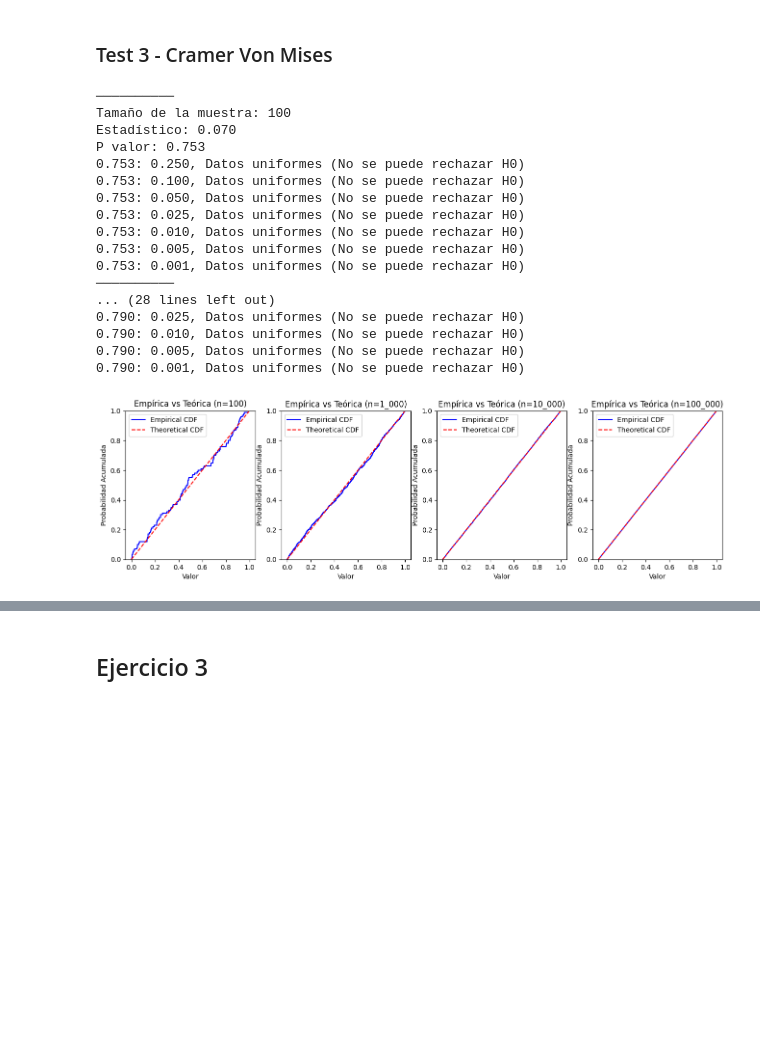
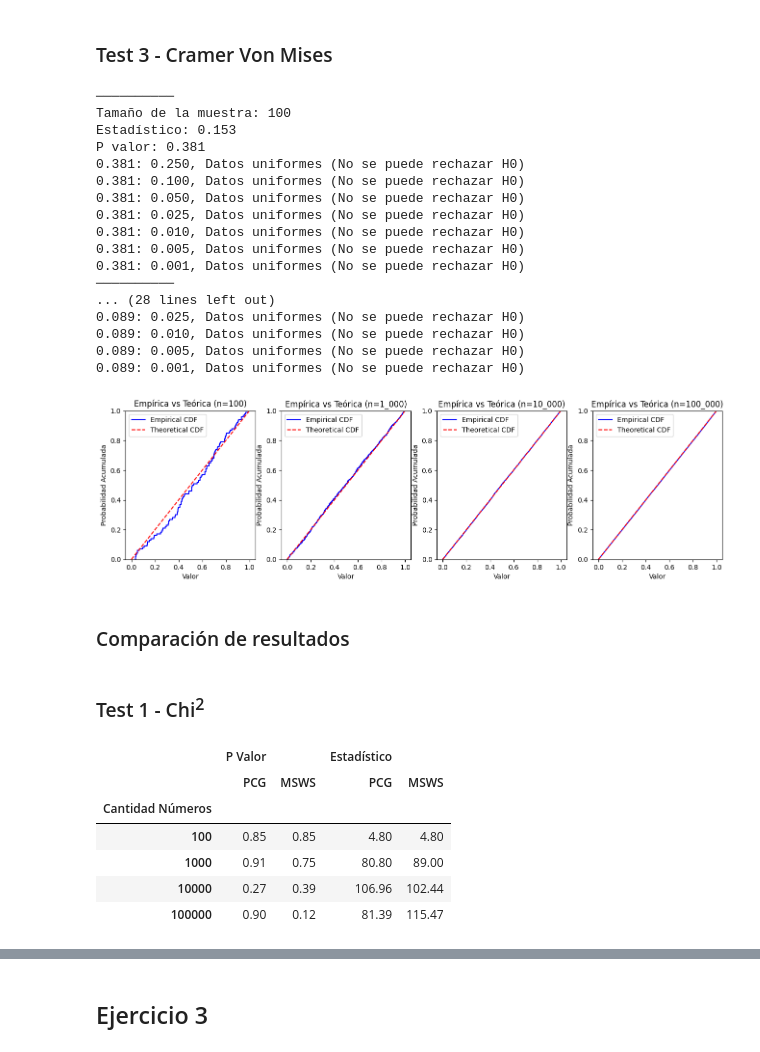
Before and after one commit to DanieLovera/simulacion_tp1, a Jupyter notebook: ej1_distribucion_uniforme.ipynb, the cells around one changed output, grey strips where cells are left out. Cells and saved outputs as stored; diff of their text form; code cells hidden in the pictures; blank space fills up the shorter version.

```diff
--- a/ej1_distribucion_uniforme.ipynb
+++ b/ej1_distribucion_uniforme.ipynb
@@ -509,10 +513,7 @@ plt.show()
 # %% [markdown]
 ### Test 3 - Cramer Von Mises
 # %%
-# Generamos muestras con nuestro algoritmo
-seed_x = int(time.time() * 1_000)
-seed_w = int(time.time() * 1_000)
-msws = MSWS(seed_x, seed_w)
+msws = MSWS(seed_x=0x9f32e1cbc5e1374b, seed_w=0x9f32e1cbc5e1374b)
 small_sample = [msws.random() for _ in range(100)]
 medium_sample = [msws.random() for _ in range(1_000)]
 large_sample = [msws.random() for _ in range(10_000)]
@@ -525,21 +526,21 @@ cramervonmises_test(very_large_sample)
 # %% [output]
 ──────────
 Tamaño de la muestra: 100
-Estadístico: 0.070
-P valor: 0.753
-0.753: 0.250, Datos uniformes (No se puede rechazar H0)
-0.753: 0.100, Datos uniformes (No se puede rechazar H0)
-0.753: 0.050, Datos uniformes (No se puede rechazar H0)
-0.753: 0.025, Datos uniformes (No se puede rechazar H0)
-0.753: 0.010, Datos uniformes (No se puede rechazar H0)
-0.753: 0.005, Datos uniformes (No se puede rechazar H0)
-0.753: 0.001, Datos uniformes (No se puede rechazar H0)
+Estadístico: 0.153
+P valor: 0.381
+0.381: 0.250, Datos uniformes (No se puede rechazar H0)
+0.381: 0.100, Datos uniformes (No se puede rechazar H0)
+0.381: 0.050, Datos uniformes (No se puede rechazar H0)
+0.381: 0.025, Datos uniformes (No se puede rechazar H0)
+0.381: 0.010, Datos uniformes (No se puede rechazar H0)
+0.381: 0.005, Datos uniformes (No se puede rechazar H0)
+0.381: 0.001, Datos uniformes (No se puede rechazar H0)
 ──────────
 ... (28 lines left out)
-0.790: 0.025, Datos uniformes (No se puede rechazar H0)
-0.790: 0.010, Datos uniformes (No se puede rechazar H0)
-0.790: 0.005, Datos uniformes (No se puede rechazar H0)
-0.790: 0.001, Datos uniformes (No se puede rechazar H0)
+0.089: 0.025, Datos uniformes (No se puede rechazar H0)
+0.089: 0.010, Datos uniformes (No se puede rechazar H0)
+0.089: 0.005, Datos uniformes (No se puede rechazar H0)
+0.089: 0.001, Datos uniformes (No se puede rechazar H0)
 # %%
 fig, axis = plt.subplots(1, 4, figsize=(16, 4), squeeze=False)
 
@@ -551,4 +552,6 @@ plot_cdf(very_large_sample, axis[0][3])
 # Mostrar el gráfico
 plt.show()
 # %% [output]
-[figure, old version]
+[figure, new version]
+# %% [markdown]
+### Comparación de resultados
@@ -554,0 +612,24 @@ plt.show()
+# %% [markdown]
+### Test 1 - Chi<sup>2</sup>
+# %%
+small_a = get_results_chi(100, 10, 1)
+medium_a = get_results_chi(1_000, 100, 1)
+large_a = get_results_chi(10_000, 100, 1)
+very_large_a = get_results_chi(100_000, 100, 1)
+
+small_b = get_results_chi(100, 10, 2)
+medium_b = get_results_chi(1_000, 100, 2)
+large_b = get_results_chi(10_000, 100, 2)
+very_large_b = get_results_chi(100_000, 100, 2)
+
+results = compare_results(small_a, small_b, medium_a, medium_b,
+                         large_a, large_b, very_large_a, very_large_b)
+results
+# %% [output]
+|  | P Valor |  | Estadístico |  |
+|  | PCG | MSWS | PCG | MSWS |
+| Cantidad Números |  |  |  |  |
+| 100 | 0.85 | 0.85 | 4.80 | 4.80 |
+| 1000 | 0.91 | 0.75 | 80.80 | 89.00 |
+| 10000 | 0.27 | 0.39 | 106.96 | 102.44 |
+| 100000 | 0.90 | 0.12 | 81.39 | 115.47 |
```
Also changed, not shown: parts of 15 cells of this notebook, 1 other file.
